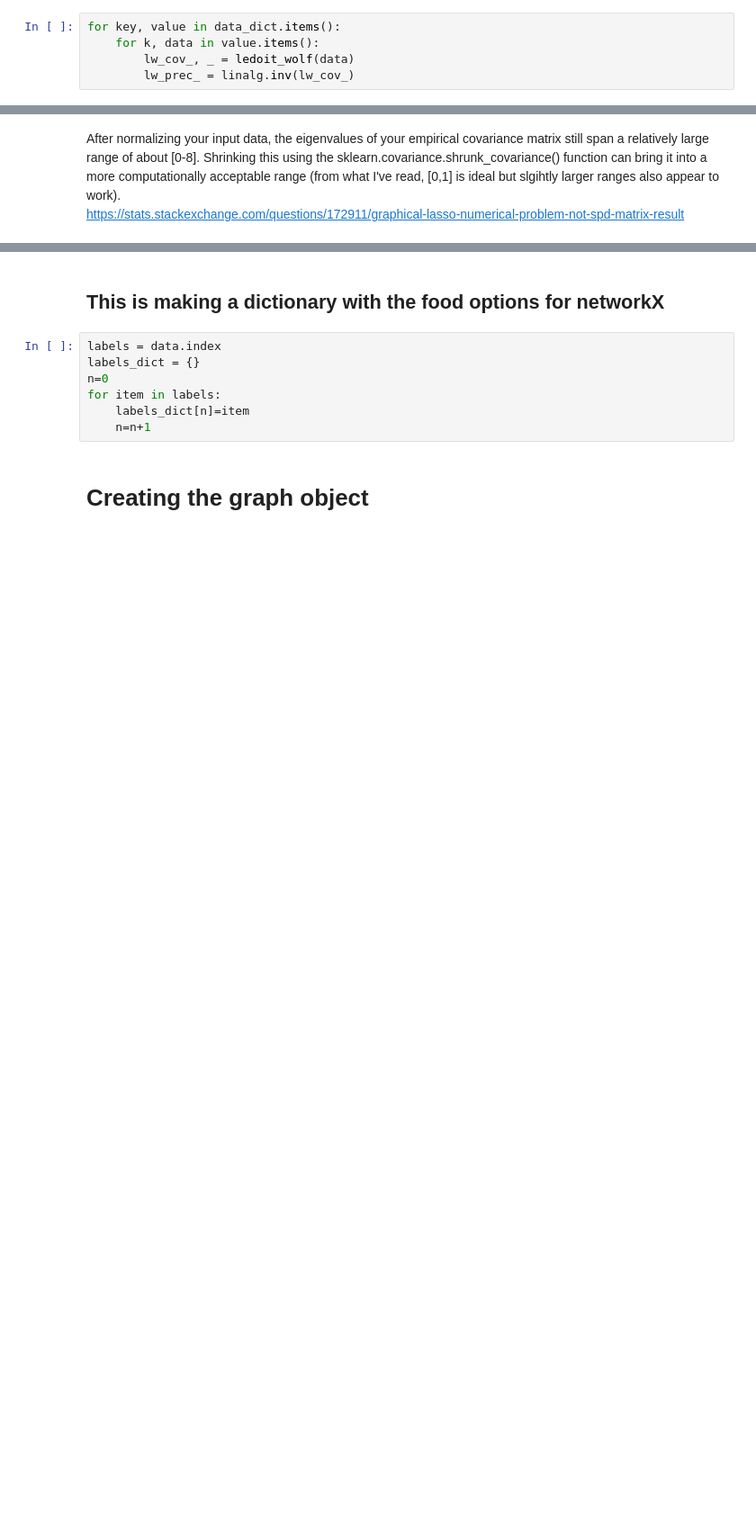
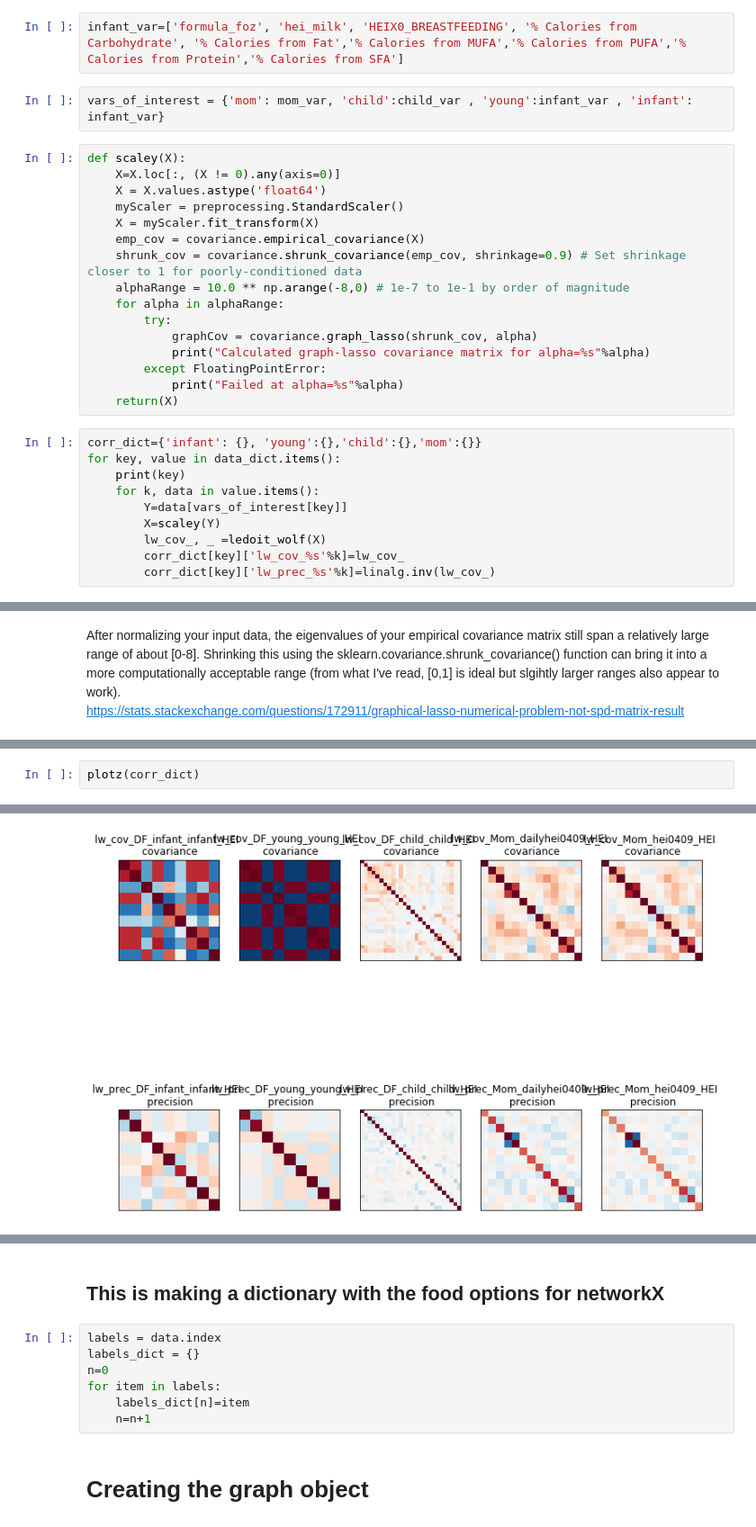
Before and after one commit to grace-shearrer/BCP_graph, a Jupyter notebook: BCP_graph.ipynb, the cells around one changed output, grey strips where cells are left out. Shown: that part at 90% size. Cells and saved outputs as stored; diff of their text form; blank space fills up the shorter version.

```diff
--- a/BCP_graph.ipynb
+++ b/BCP_graph.ipynb
@@ -67,5 +74,30 @@ corr_dict={'infant': {}, 'young':{},'child':{},'mom':{}}
+# %%
+infant_var=['formula_foz', 'hei_milk', 'HEIX0_BREASTFEEDING', '% Calories from Carbohydrate', '% Calories from Fat','% Calories from MUFA','% Calories from PUFA','% Calories from Protein','% Calories from SFA']
+# %%
+vars_of_interest = {'mom': mom_var, 'child':child_var , 'young':infant_var , 'infant': infant_var}
+# %%
+def scaley(X):
+    X=X.loc[:, (X != 0).any(axis=0)]
+    X = X.values.astype('float64')
+    myScaler = preprocessing.StandardScaler()
+    X = myScaler.fit_transform(X)
+    emp_cov = covariance.empirical_covariance(X)
+    shrunk_cov = covariance.shrunk_covariance(emp_cov, shrinkage=0.9) # Set shrinkage closer to 1 for poorly-conditioned data
+    alphaRange = 10.0 ** np.arange(-8,0) # 1e-7 to 1e-1 by order of magnitude
+    for alpha in alphaRange:
+        try:
+            graphCov = covariance.graph_lasso(shrunk_cov, alpha)
+            print("Calculated graph-lasso covariance matrix for alpha=%s"%alpha)
+        except FloatingPointError:
+            print("Failed at alpha=%s"%alpha)
+    return(X)
 # %%
+corr_dict={'infant': {}, 'young':{},'child':{},'mom':{}}
 for key, value in data_dict.items():
+    print(key)
     for k, data in value.items():
-        lw_cov_, _ = ledoit_wolf(data)
-        lw_prec_ = linalg.inv(lw_cov_)
+        Y=data[vars_of_interest[key]]
+        X=scaley(Y)
+        lw_cov_, _ =ledoit_wolf(X)
+        corr_dict[key]['lw_cov_%s'%k]=lw_cov_
+        corr_dict[key]['lw_prec_%s'%k]=linalg.inv(lw_cov_)
@@ -168,0 +170,3 @@ AttributeError: 'GraphLassoCV' object has no attribute 'grid_scores_'
+# %%
+plotz(corr_dict)
+# %% [output]
@@ -168,0 +183 @@ AttributeError: 'GraphLassoCV' object has no attribute 'grid_scores_'
+[figure, added]
```
Also changed, not shown: parts of 12 cells of this notebook.
